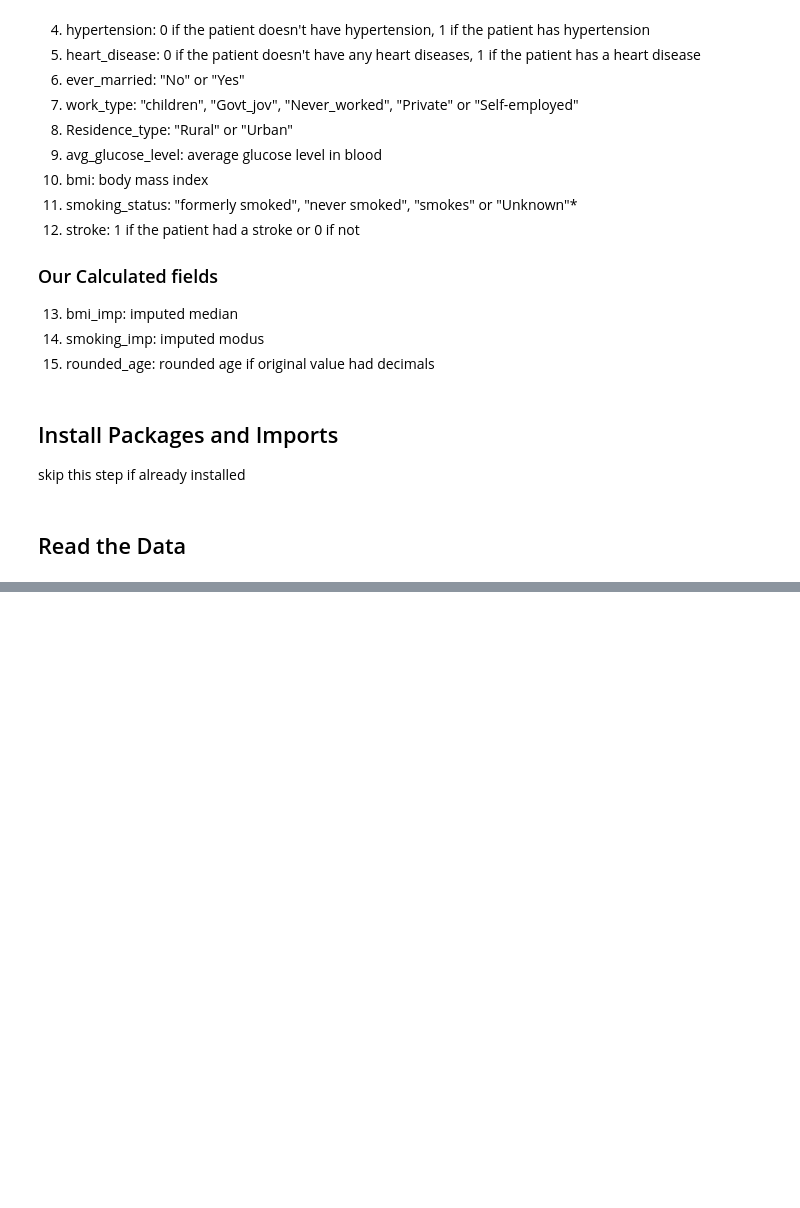
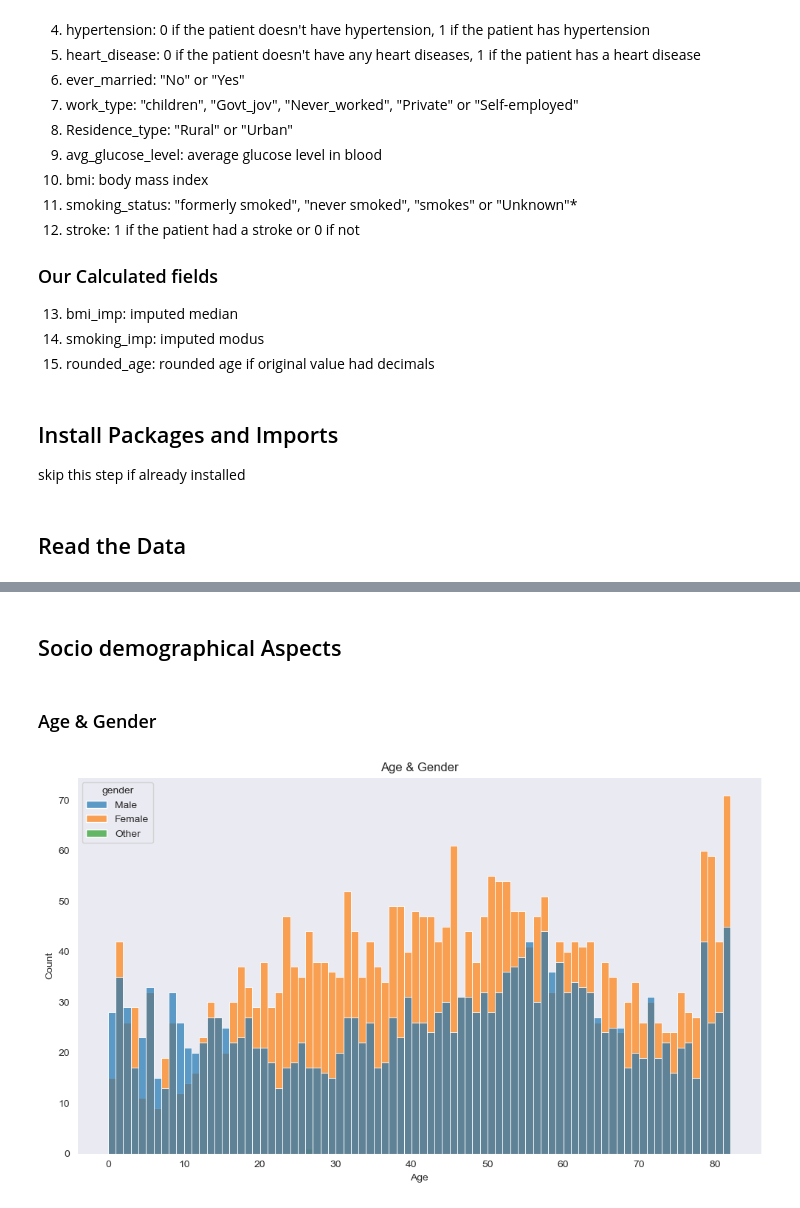
Before and after one commit to ArntheGitHub/Data-Science-In-Healthcare, a Jupyter notebook: notebooks/02_explorative_data_analysis.ipynb, the cells around one changed output, grey strips where cells are left out. Cells and saved outputs as stored; diff of their text form; code cells hidden in the pictures; blank space fills up the shorter version.

Commit message:
explorative data analysis

```diff
--- a/notebooks/02_explorative_data_analysis.ipynb
+++ b/notebooks/02_explorative_data_analysis.ipynb
@@ -47,0 +92,15 @@ Censoring
+# %% [markdown]
+## Socio demographical Aspects
+# %% [markdown]
+### Age & Gender
+# %%
+plt.figure(figsize=(10, 6))
+sns.histplot(data=df, x="rounded_age", hue="gender",binwidth=1, alpha=0.7)
+plt.xticks(ticks=range(0, 90, 10))
+plt.xlabel("Age")
+plt.ylabel("Count")
+plt.title('Age & Gender')
+plt.tight_layout()
+plt.show()
+# %% [output]
+[figure, added]
```
Also changed, not shown: parts of 43 cells of this notebook, 1 other file.
